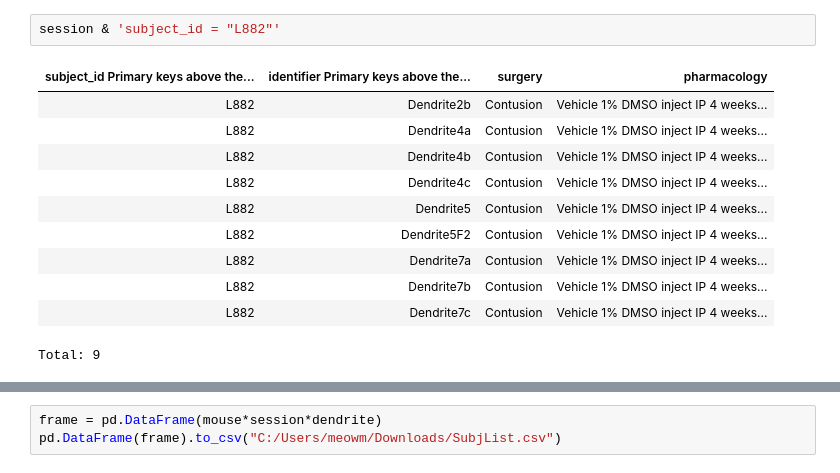
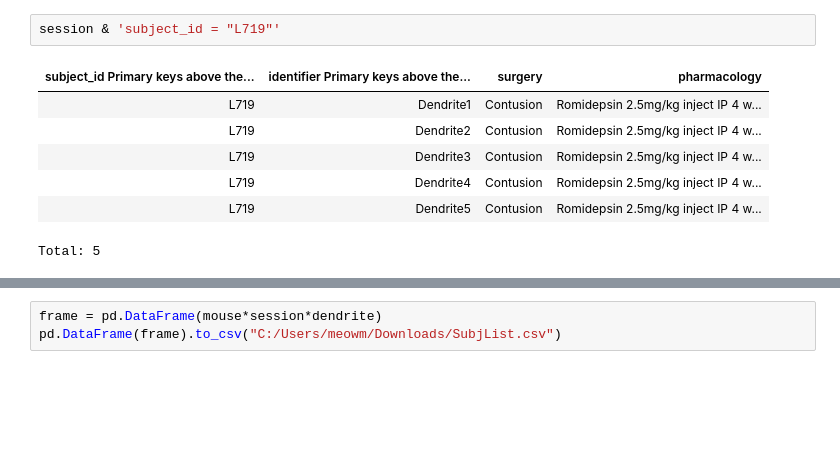
Before and after one commit to MarikeReimer/BlenderApp, a Jupyter notebook: TestAddon/Disc1Display.ipynb, the cells around one changed output, grey strips where cells are left out. Cells and saved outputs as stored; diff of their text form; blank space fills up the shorter version.

```diff
--- a/TestAddon/Disc1Display.ipynb
+++ b/TestAddon/Disc1Display.ipynb
@@ -193,15 +176,11 @@ Total: 0
 # %%
-session & 'subject_id = "L882"'
+session & 'subject_id = "L719"'
 # %% [output]
 | subject_id Primary keys above the... | identifier Primary keys above the... | surgery | pharmacology |
-| L882 | Dendrite2b | Contusion | Vehicle 1% DMSO inject IP 4 weeks... |
-| L882 | Dendrite4a | Contusion | Vehicle 1% DMSO inject IP 4 weeks... |
-| L882 | Dendrite4b | Contusion | Vehicle 1% DMSO inject IP 4 weeks... |
-| L882 | Dendrite4c | Contusion | Vehicle 1% DMSO inject IP 4 weeks... |
-| L882 | Dendrite5 | Contusion | Vehicle 1% DMSO inject IP 4 weeks... |
-| L882 | Dendrite5F2 | Contusion | Vehicle 1% DMSO inject IP 4 weeks... |
-| L882 | Dendrite7a | Contusion | Vehicle 1% DMSO inject IP 4 weeks... |
-| L882 | Dendrite7b | Contusion | Vehicle 1% DMSO inject IP 4 weeks... |
-| L882 | Dendrite7c | Contusion | Vehicle 1% DMSO inject IP 4 weeks... |
+| L719 | Dendrite1 | Contusion | Romidepsin 2.5mg/kg inject IP 4 w... |
+| L719 | Dendrite2 | Contusion | Romidepsin 2.5mg/kg inject IP 4 w... |
+| L719 | Dendrite3 | Contusion | Romidepsin 2.5mg/kg inject IP 4 w... |
+| L719 | Dendrite4 | Contusion | Romidepsin 2.5mg/kg inject IP 4 w... |
+| L719 | Dendrite5 | Contusion | Romidepsin 2.5mg/kg inject IP 4 w... |
-Total: 9
+Total: 5
 # %%
```
Also changed, not shown: parts of 10 cells of this notebook, 2 other files.
